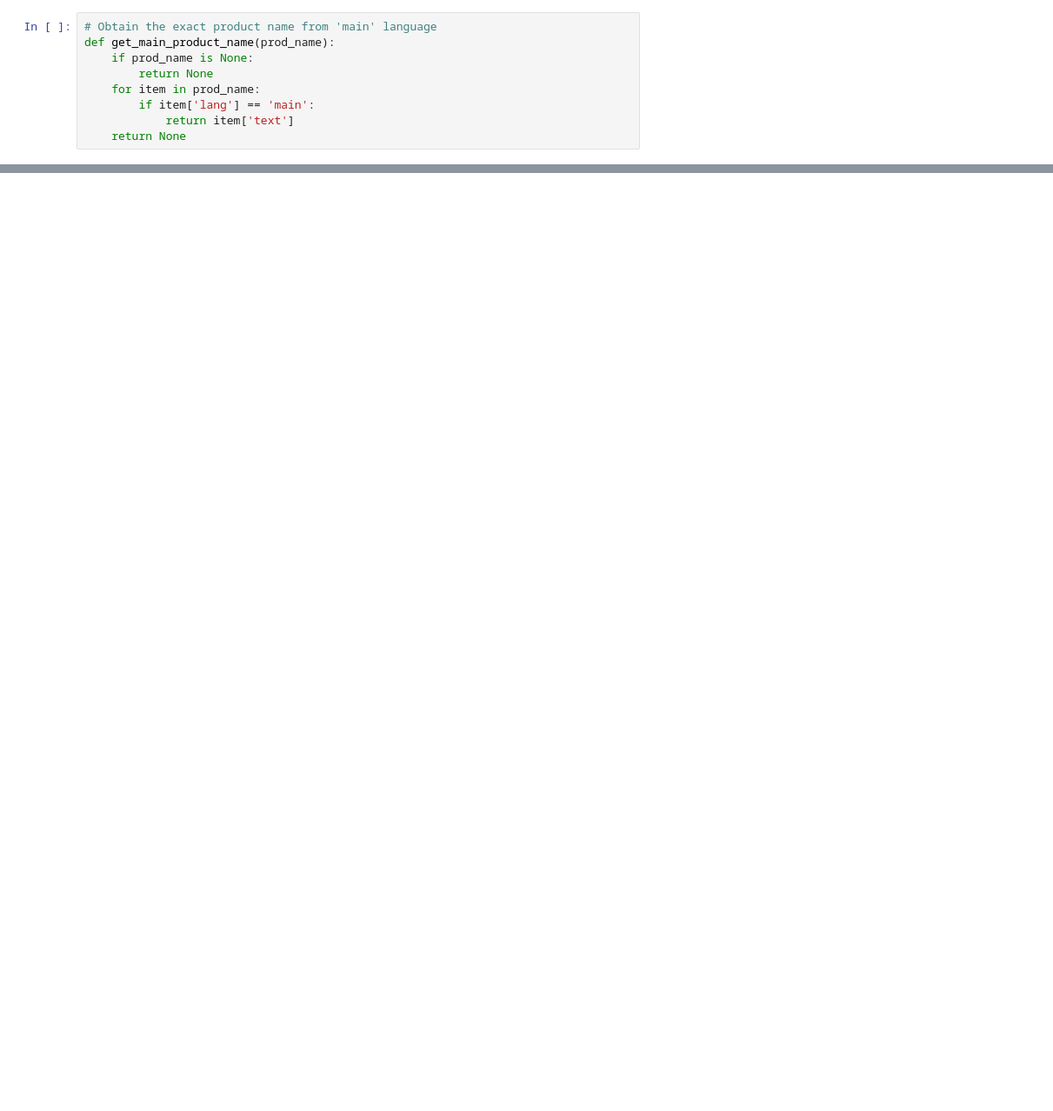
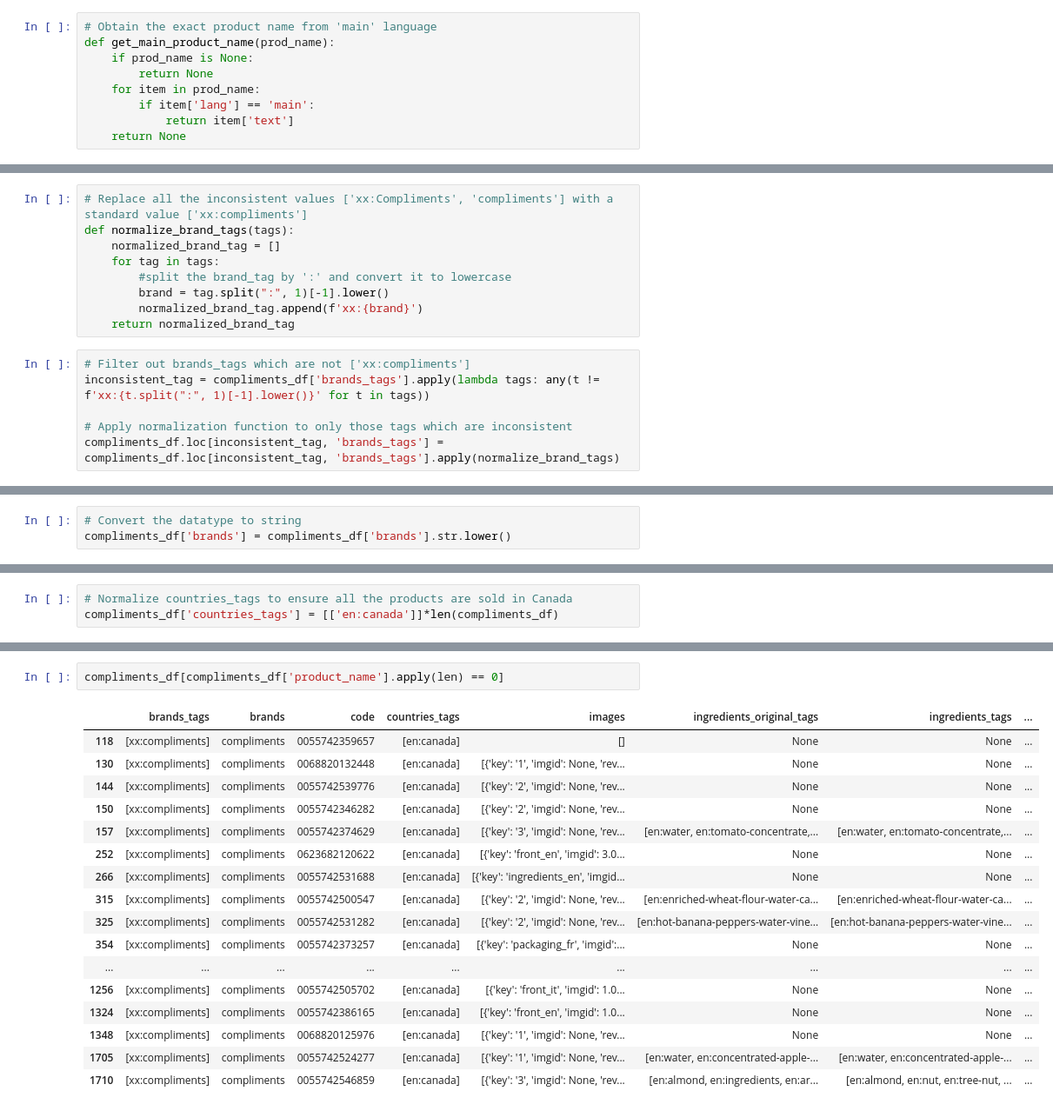
Before and after one commit to offCanada/off-canada-olap-prototype, a Jupyter notebook: pipeline/data_cleaning_compliments.ipynb, the cells around one changed output, grey strips where cells are left out. Shown at 87% size. Cells and saved outputs as stored; diff of their text form; blank space fills up the shorter version.

```diff
--- a/pipeline/data_cleaning_compliments.ipynb
+++ b/pipeline/data_cleaning_compliments.ipynb
@@ -59,0 +204,15 @@ compliments_df['quantity'].unique()
+# %%
+# Replace all the inconsistent values ['xx:Compliments', 'compliments'] with a standard value ['xx:compliments']
+def normalize_brand_tags(tags):
+    normalized_brand_tag = []
+    for tag in tags:
+        #split the brand_tag by ':' and convert it to lowercase
+        brand = tag.split(":", 1)[-1].lower()
+        normalized_brand_tag.append(f'xx:{brand}')
+    return normalized_brand_tag
+# %%
+# Filter out brands_tags which are not ['xx:compliments']
+inconsistent_tag = compliments_df['brands_tags'].apply(lambda tags: any(t != f'xx:{t.split(":", 1)[-1].lower()}' for t in tags))
+
+# Apply normalization function to only those tags which are inconsistent
+compliments_df.loc[inconsistent_tag, 'brands_tags'] = compliments_df.loc[inconsistent_tag, 'brands_tags'].apply(normalize_brand_tags)
@@ -59,0 +237,3 @@ compliments_df['quantity'].unique()
+# %%
+# Convert the datatype to string
+compliments_df['brands'] = compliments_df['brands'].str.lower()
@@ -59,0 +255,3 @@ compliments_df['quantity'].unique()
+# %%
+# Normalize countries_tags to ensure all the products are sold in Canada
+compliments_df['countries_tags'] = [['en:canada']]*len(compliments_df)
@@ -59,0 +294,20 @@ compliments_df['quantity'].unique()
+# %%
+compliments_df[compliments_df['product_name'].apply(len) == 0]
+# %% [output]
+|  | brands_tags | brands | code | countries_tags | images | ingredients_original_tags | ingredients_tags | ... |
+| 118 | [xx:compliments] | compliments | 0055742359657 | [en:canada] | [] | None | None | ... |
+| 130 | [xx:compliments] | compliments | 0068820132448 | [en:canada] | [{'key': '1', 'imgid': None, 'rev... | None | None | ... |
+| 144 | [xx:compliments] | compliments | 0055742539776 | [en:canada] | [{'key': '2', 'imgid': None, 'rev... | None | None | ... |
+| 150 | [xx:compliments] | compliments | 0055742346282 | [en:canada] | [{'key': '2', 'imgid': None, 'rev... | None | None | ... |
+| 157 | [xx:compliments] | compliments | 0055742374629 | [en:canada] | [{'key': '3', 'imgid': None, 'rev... | [en:water, en:tomato-concentrate,... | [en:water, en:tomato-concentrate,... | ... |
+| 252 | [xx:compliments] | compliments | 0623682120622 | [en:canada] | [{'key': 'front_en', 'imgid': 3.0... | None | None | ... |
+| 266 | [xx:compliments] | compliments | 0055742531688 | [en:canada] | [{'key': 'ingredients_en', 'imgid... | None | None | ... |
+| 315 | [xx:compliments] | compliments | 0055742500547 | [en:canada] | [{'key': '2', 'imgid': None, 'rev... | [en:enriched-wheat-flour-water-ca... | [en:enriched-wheat-flour-water-ca... | ... |
+| 325 | [xx:compliments] | compliments | 0055742531282 | [en:canada] | [{'key': '2', 'imgid': None, 'rev... | [en:hot-banana-peppers-water-vine... | [en:hot-banana-peppers-water-vine... | ... |
+| 354 | [xx:compliments] | compliments | 0055742373257 | [en:canada] | [{'key': 'packaging_fr', 'imgid':... | None | None | ... |
+| ... | ... | ... | ... | ... | ... | ... | ... | ... |
+| 1256 | [xx:compliments] | compliments | 0055742505702 | [en:canada] | [{'key': 'front_it', 'imgid': 1.0... | None | None | ... |
+| 1324 | [xx:compliments] | compliments | 0055742386165 | [en:canada] | [{'key': 'front_en', 'imgid': 1.0... | None | None | ... |
+| 1348 | [xx:compliments] | compliments | 0068820125976 | [en:canada] | [{'key': '1', 'imgid': None, 'rev... | None | None | ... |
+| 1705 | [xx:compliments] | compliments | 0055742524277 | [en:canada] | [{'key': '1', 'imgid': None, 'rev... | [en:water, en:concentrated-apple-... | [en:water, en:concentrated-apple-... | ... |
+| 1710 | [xx:compliments] | compliments | 0055742546859 | [en:canada] | [{'key': '3', 'imgid': None, 'rev... | [en:almond, en:ingredients, en:ar... | [en:almond, en:nut, en:tree-nut, ... | ... |
```
Also changed, not shown: parts of 48 cells of this notebook.
